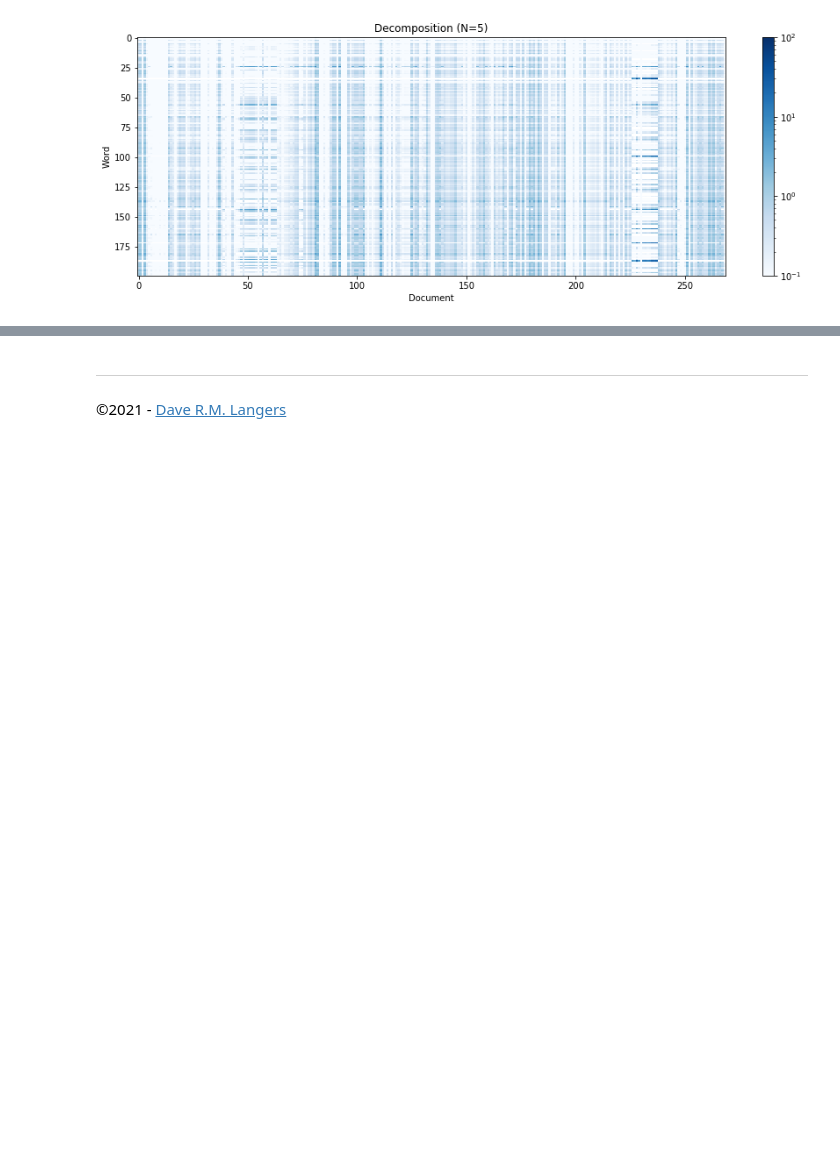
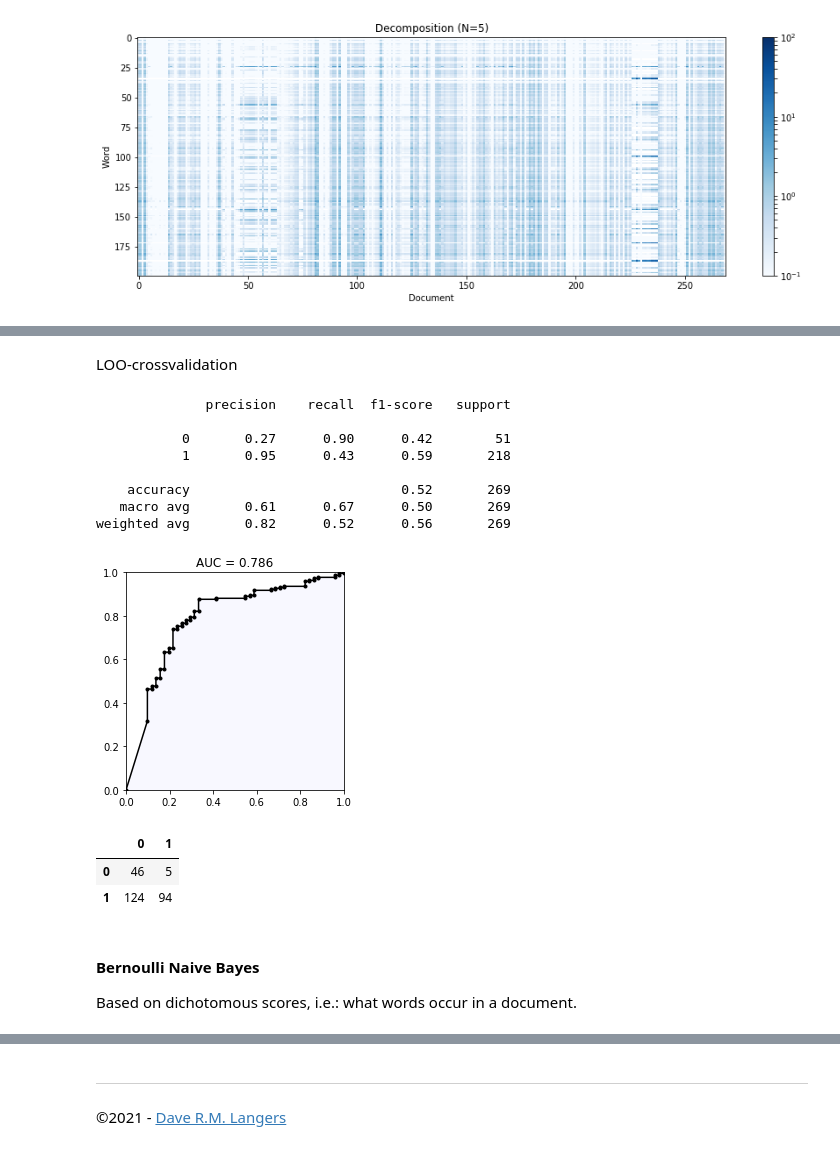
Before and after one commit to fenna/textmining, a Jupyter notebook: DocDirect components.ipynb, the cells around one changed output, grey strips where cells are left out. Cells and saved outputs as stored; diff of their text form; code cells hidden in the pictures; blank space fills up the shorter version.

```diff
--- a/DocDirect components.ipynb
+++ b/DocDirect components.ipynb
@@ -312,0 +396,35 @@ wetsvoorstel, lnv, 1994, 1993, regering, private, vergaderjaar, cpb, amendement,
+# %% [markdown]
+LOO-crossvalidation
+# %%
+for train, test in LeaveOneOut().split(X):
+    model = classifier()
+    model.fit(X[train], Y[train])
+    P[test] = model.predict_proba(X[test])[:, 1]
+
+print(classification_report(Y, P > 0.5))
+
+fpr, tpr, _ = roc_curve(Y, P)
+plt.fill_between(fpr, tpr, color='ghostwhite')
+plt.plot(fpr, tpr, '.-k')
+plt.axis('square'); plt.axis([0, 1, 0, 1])
+plt.title(f'AUC = {auc(fpr, tpr):1.3f}')
+plt.show()
+
+pd.DataFrame(confusion_matrix(Y, P > 0.5))
+# %% [output]
+              precision    recall  f1-score   support
+
+           0       0.27      0.90      0.42        51
+           1       0.95      0.43      0.59       218
+
+    accuracy                           0.52       269
+   macro avg       0.61      0.67      0.50       269
+weighted avg       0.82      0.52      0.56       269
+[figure, added]
+|  | 0 | 1 |
+| 0 | 46 | 5 |
+| 1 | 124 | 94 |
+# %% [markdown]
+#### Bernoulli Naive Bayes
+
+Based on dichotomous scores, i.e.: what words occur in a document.
```
Also changed, not shown: parts of 26 cells of this notebook.
